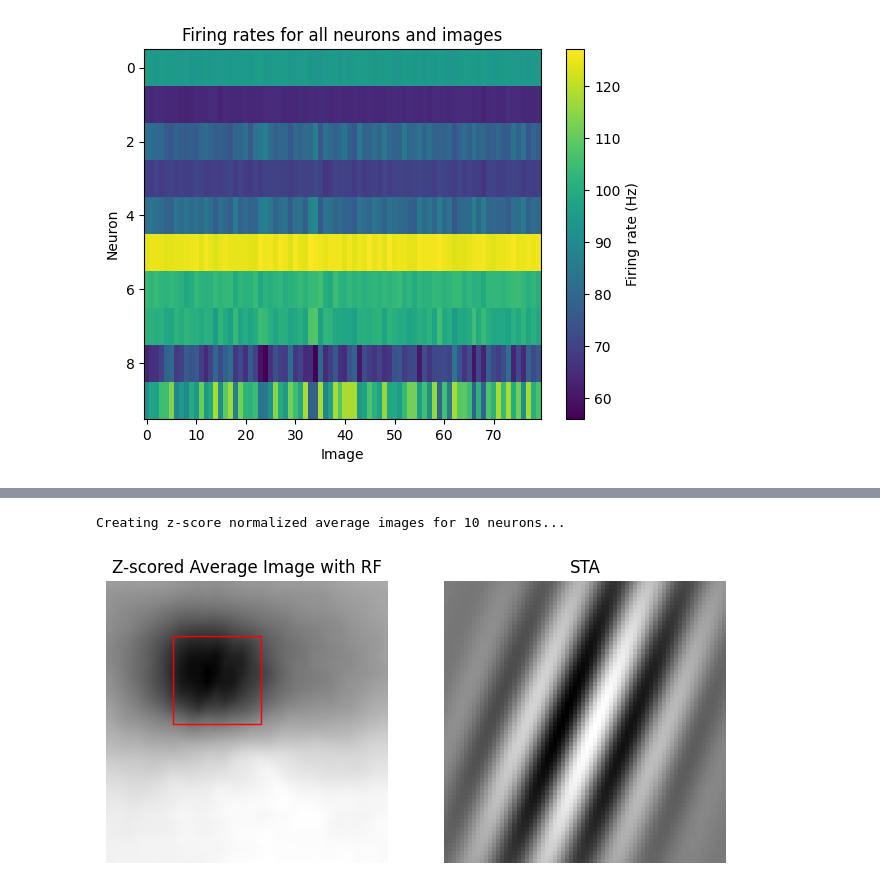
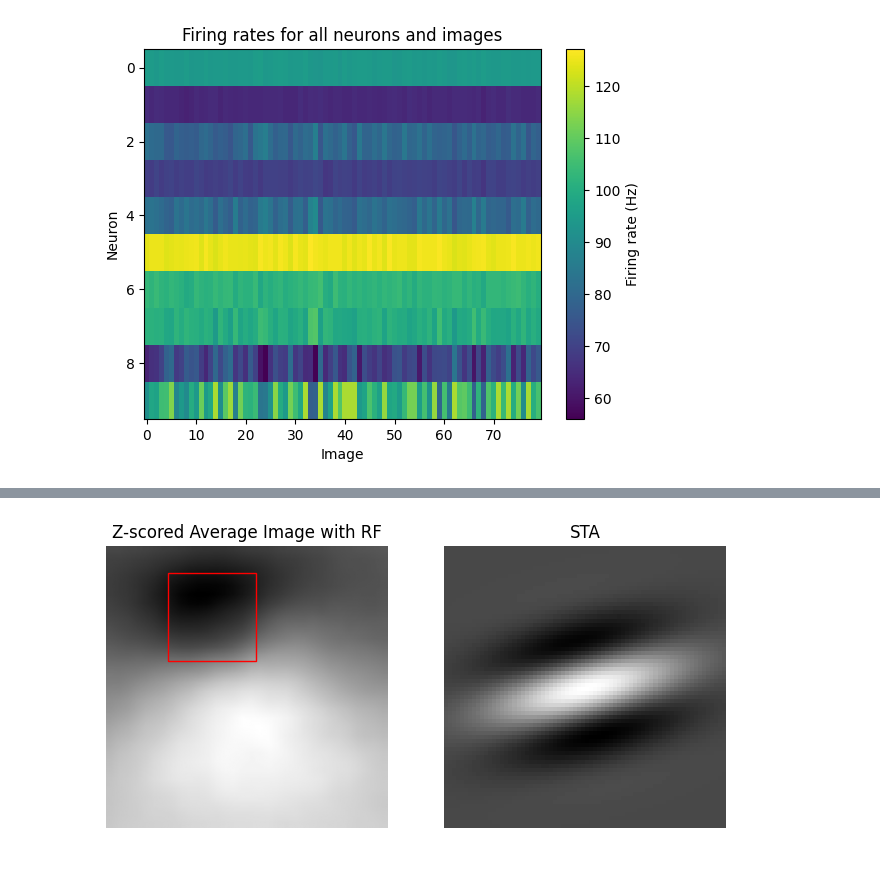
Before and after one commit to lauraporta/neurodecoders, a Jupyter notebook: notebooks/step_1/synthetic_data.ipynb, the cells around one changed output, grey strips where cells are left out. Drawn from its saved outputs; the diff is of its cells as text; code cells hidden in the pictures.

```diff
--- a/notebooks/step_1/synthetic_data.ipynb
+++ b/notebooks/step_1/synthetic_data.ipynb
@@ -99,22 +101,21 @@ average_images_zscore = create_zscore_neuron_average_images(
 # %%
-neuron_id = 3
+neuron_id = 2
 
 #  plot the z-scored average image and the patch bounding box
 sta = big_data["stas"][neuron_id]
 rf_coords = big_data["rf_coords"][neuron_id]
 zscore_image = average_images_zscore[neuron_id][0, :, :]
 fig, ax = plt.subplots(1, 2, figsize=(8, 4))
 ax[0].imshow(zscore_image, cmap="gray")
 rect = plt.Rectangle(
     (rf_coords[0], rf_coords[1]), 70, 70, linewidth=1, edgecolor="r", facecolor="none"
 )
 ax[0].add_patch(rect)
 ax[0].set_title("Z-scored Average Image with RF")
 ax[1].imshow(sta, cmap="gray")
 ax[1].set_title("STA")
 ax[0].axis("off")
 ax[1].axis("off")
 plt.show()
 # %% [output]
-Creating z-score normalized average images for 10 neurons...
-[figure, old version]
+[figure, new version]
```
Also changed, not shown: parts of 2 cells of this notebook.
